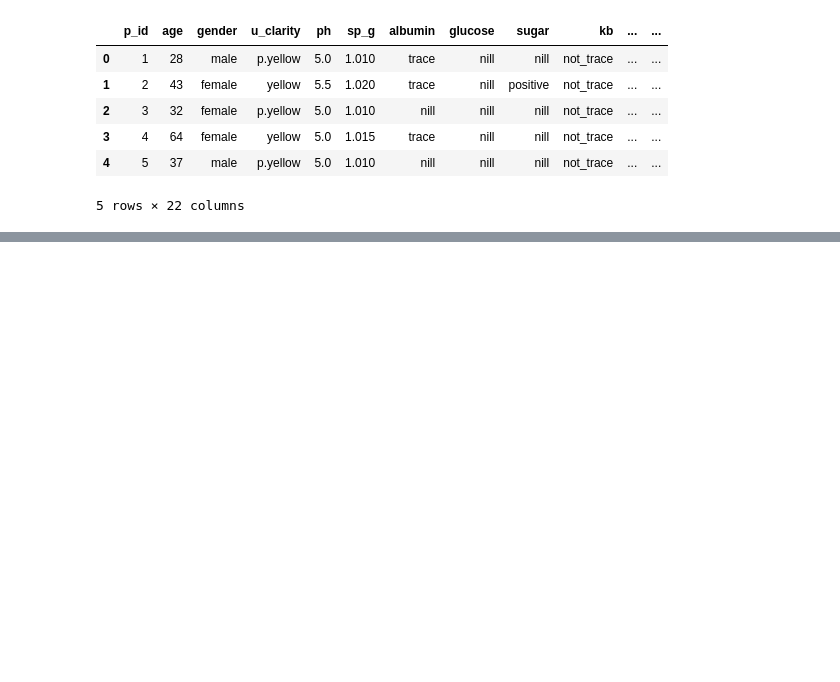
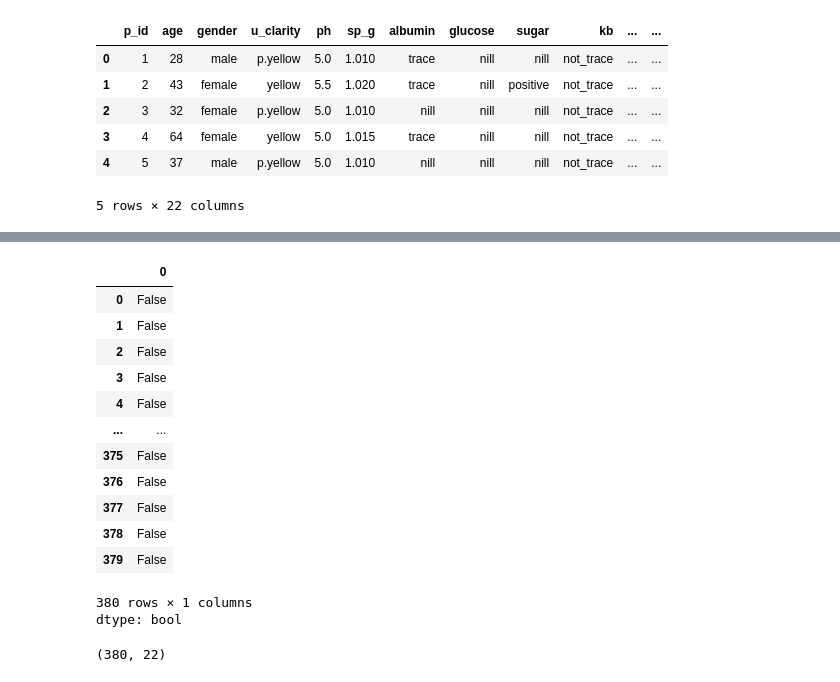
Before and after one commit to Munfa/CKD-Explainable-AI, a Jupyter notebook: notebooks/EDA_CKD.ipynb, the cells around one changed output, grey strips where cells are left out. Drawn from its saved outputs; the diff is of its cells as text; code cells hidden in the pictures; blank space fills up the shorter version.

```diff
--- a/notebooks/EDA_CKD.ipynb
+++ b/notebooks/EDA_CKD.ipynb
@@ -40,0 +83,21 @@ df.head()
+# %%
+df.duplicated()
+# %% [output]
+|  | 0 |
+| 0 | False |
+| 1 | False |
+| 2 | False |
+| 3 | False |
+| 4 | False |
+| ... | ... |
+| 375 | False |
+| 376 | False |
+| 377 | False |
+| 378 | False |
+| 379 | False |
+380 rows × 1 columns
+dtype: bool
+# %%
+df.shape
+# %% [output]
+(380, 22)
```
Also changed, not shown: parts of 5 cells of this notebook.
